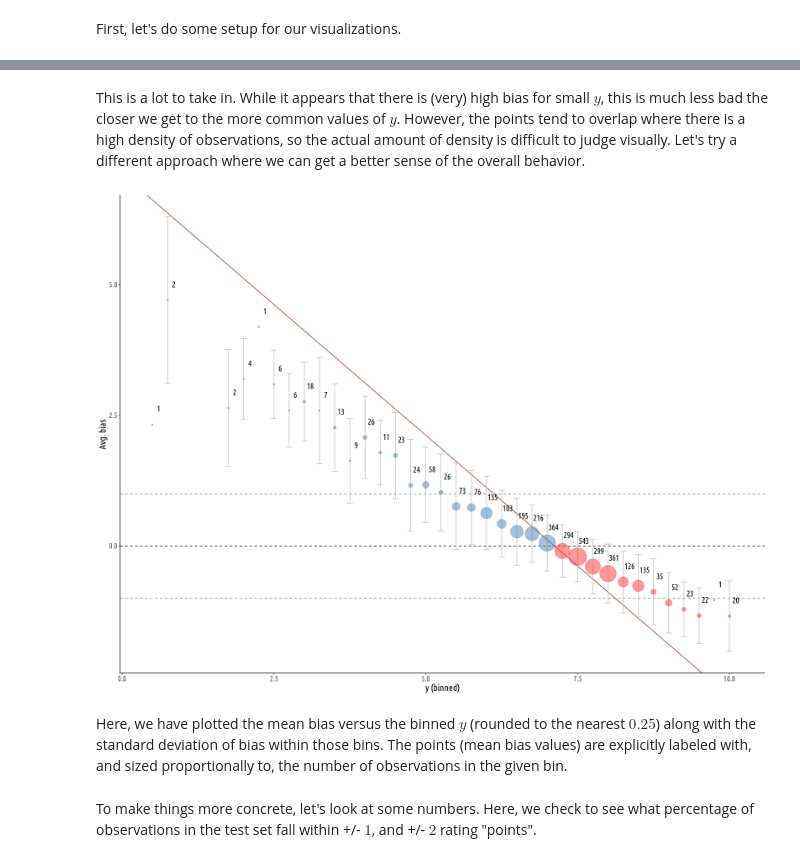
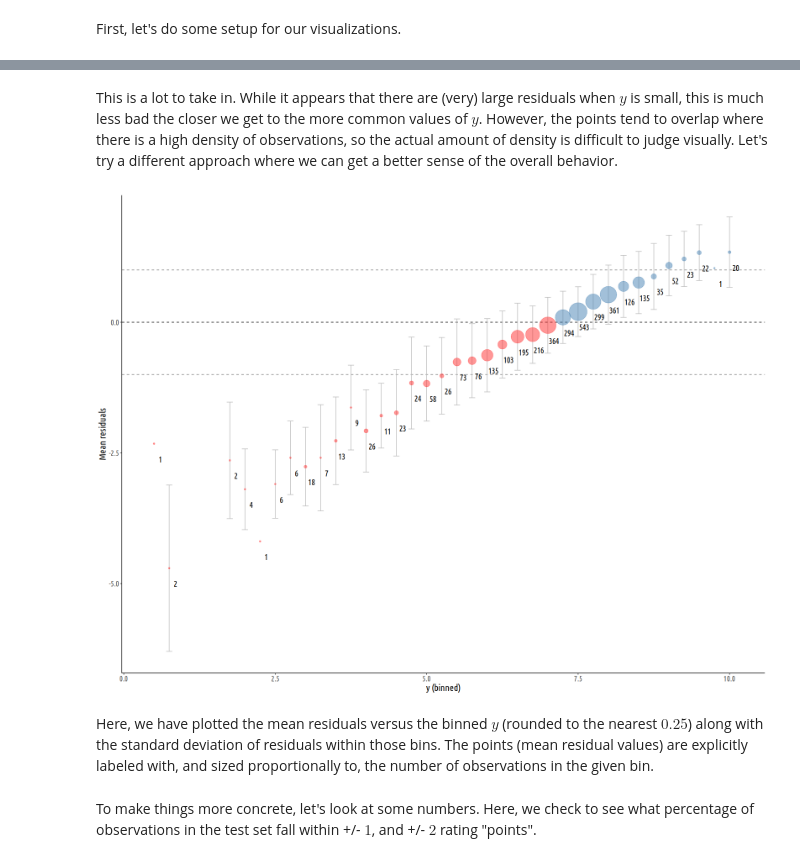
Before and after one commit to cjc77/nlp-projects, a Jupyter notebook: notebooks_pitchfork_ratings/04_fit_analysis.ipynb, the cells around one changed output, grey strips where cells are left out. Drawn from its saved outputs; the diff is of its cells as text; code cells hidden in the pictures.

```diff
--- a/notebooks_pitchfork_ratings/04_fit_analysis.ipynb
+++ b/notebooks_pitchfork_ratings/04_fit_analysis.ipynb
@@ -56,7 +56,7 @@ error_df <- results_df %>%
     mutate(
         y_rnd = round(y / rnd_unit) * rnd_unit,
         se = (y - yhat)^2,
-        bias = yhat - y
+        resid = y - yhat
     )
 
 # y bin-level error metrics
@@ -65,8 +65,8 @@ error_summary_df <- error_df %>%
     summarize(
         mse = mean(se),
         rmse = sqrt(mse),
-        bias_mean = mean(bias),
-        bias_sd = sd(bias),
+        resid_mean = mean(resid),
+        resid_sd = sd(resid),
         n_obs = n()
     )
 # %% [markdown]
@@ -112,21 +114,21 @@ Let's visualize the bias of each of our predictions. Notice the three horizontal
 # %%
 plt <- error_df %>%
     mutate(
-        sign = as_factor(ifelse(bias > 0, "pos", "neg")),
+        sign = as_factor(ifelse(resid > 0, "pos", "neg")),
     ) %>%
     ggplot() +
     geom_hline(aes(yintercept = 0.0), linetype = "dashed", color = "gray0") +
     geom_hline(aes(yintercept = -1.0), linetype = "dashed", color = "gray25") +
     geom_hline(aes(yintercept = 1.0), linetype = "dashed", color = "gray25") +
-    geom_abline(slope = -1, intercept = results_df %>% pull(y) %>% mean(), color="firebrick") +
-    geom_point(aes(x = y, y = bias, color = sign), alpha = 0.75) +
+    geom_abline(slope = 1, intercept = results_df %>% pull(y) %>% mean(), color="firebrick") +
+    geom_point(aes(x = y, y = resid, color = sign), alpha = 0.75) +
     scale_color_manual(values = sign_colors)
 
 plt <- plt %>%
     set_theme_elements() +
     guides(color = "none") +
     xlab("y") +
-    ylab("Bias")
+    ylab("Residuals")
 
 plt
 # %% [output]
@@ -134,37 +136,37 @@ plt
 # %% [markdown]
-This is a lot to take in. While it appears that there is (very) high bias for small $y$, this is much less bad the closer we get to the more common values of $y$. However, the points tend to overlap where there is a high density of observations, so the actual amount of density is difficult to judge visually. Let's try a different approach where we can get a better sense of the overall behavior.
+This is a lot to take in. While it appears that there are (very) large residuals when $y$ is small, this is much less bad the closer we get to the more common values of $y$. However, the points tend to overlap where there is a high density of observations, so the actual amount of density is difficult to judge visually. Let's try a different approach where we can get a better sense of the overall behavior.
 # %%
 plt <- error_summary_df %>%
     mutate(
-        sign = as_factor(ifelse(bias_mean > 0, "pos", "neg")),
+        sign = as_factor(ifelse(resid_mean > 0, "pos", "neg")),
         n_obs_f = cut(
             n_obs,
             breaks = size_breaks1,
             labels = size_labels1
         )
     ) %>%
     ggplot() +
     geom_hline(aes(yintercept = 0.0), linetype = "dashed", color = "gray0") +
     geom_hline(aes(yintercept = -1.0), linetype = "dashed", color = "gray50") +
     geom_hline(aes(yintercept = 1.0), linetype = "dashed", color = "gray50") +
-    geom_abline(slope = -1, intercept = results_df %>% pull(y) %>% mean(), color="firebrick") +
-    geom_errorbar(aes(x = y_rnd, ymin = bias_mean - bias_sd, ymax = bias_mean + bias_sd), width = 0.1, color = "gray75") +
-    geom_point(aes(x = y_rnd, y = bias_mean, size = n_obs_f, color = sign), alpha = 0.5) +
-    geom_text(aes(x = y_rnd, y = bias_mean, label = as.character(n_obs)), nudge_y = 0.3, nudge_x = 0.1, size=5) +
+    geom_abline(slope = 1, intercept = results_df %>% pull(y) %>% mean(), color="firebrick") +
+    geom_errorbar(aes(x = y_rnd, ymin = resid_mean - resid_sd, ymax = resid_mean + resid_sd), width = 0.1, color = "gray75") +
+    geom_point(aes(x = y_rnd, y = resid_mean, size = n_obs_f, color = sign), alpha = 0.5) +
+    geom_text(aes(x = y_rnd, y = resid_mean, label = as.character(n_obs)), nudge_y = -0.3, nudge_x = 0.1, size=5) +
     scale_size_manual(values = size_values1) +
     scale_color_manual(values = sign_colors)
 
 plt <- plt %>%
     set_theme_elements() +
     guides(size = "none", color = "none") +
     xlab("y (binned)") +
-    ylab("Avg. bias")
+    ylab("Mean residuals")
 
 plt
 # %% [output]
-[figure, old version]
+[figure, new version]
 # %% [markdown]
-Here, we have plotted the mean bias versus the binned $y$ (rounded to the nearest $0.25$) along with the standard deviation of bias within those bins. The points (mean bias values) are explicitly labeled with, and sized proportionally to, the number of observations in the given bin.
+Here, we have plotted the mean residuals versus the binned $y$ (rounded to the nearest $0.25$) along with the standard deviation of residuals within those bins. The points (mean residual values) are explicitly labeled with, and sized proportionally to, the number of observations in the given bin.
 # %% [markdown]
 To make things more concrete, let's look at some numbers. Here, we check to see what percentage of observations in the test set fall within +/- $1$, and +/- $2$ rating "points".
 # %%
```
Also changed, not shown: parts of 14 cells of this notebook.
